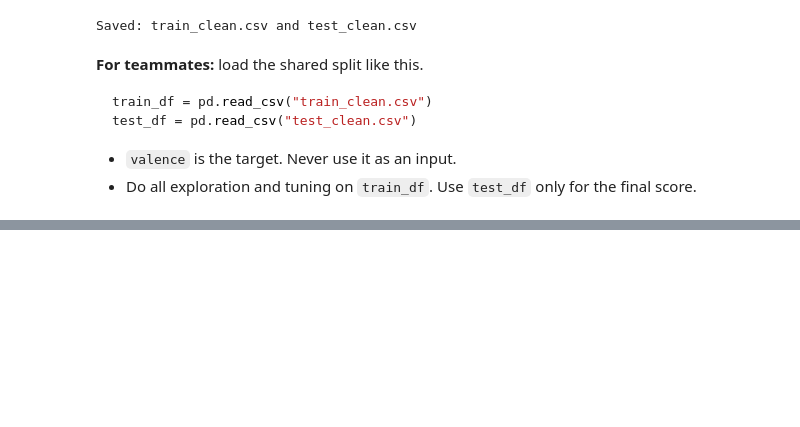
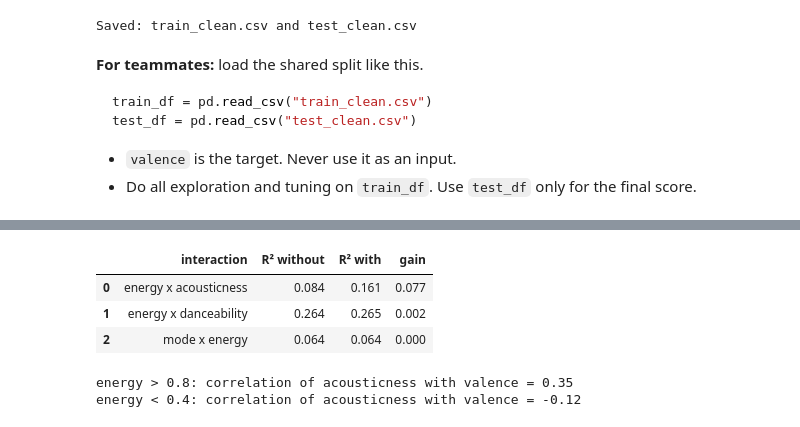
Before and after one commit to zhongda-Eddy/sadness-of-a-song, a Jupyter notebook: data_cleaning.ipynb, the cells around one changed output, grey strips where cells are left out. Saved outputs shown, nothing was run; the diff lists cells and outputs as text; code cells hidden in the pictures; blank space fills up the shorter version.

```diff
--- a/data_cleaning.ipynb
+++ b/data_cleaning.ipynb
@@ -560,0 +743,30 @@ test_df = pd.read_csv("test_clean.csv")
+# %%
+def r2_linear(data, cols):
+    """R² of a least-squares straight-line fit of valence on the given columns."""
+    X = np.column_stack([np.ones(len(data))] + [data[c] for c in cols])
+    y = data["valence"].to_numpy()
+    coefs, *_ = np.linalg.lstsq(X, y, rcond=None)
+    pred = X @ coefs
+    return 1 - ((y - pred) ** 2).sum() / ((y - y.mean()) ** 2).sum()
+
+check = train.copy()
+rows = []
+for a, b in [("energy", "acousticness"), ("energy", "danceability"), ("mode", "energy")]:
+    check["product"] = check[a] * check[b]
+    without = r2_linear(check, [a, b])
+    with_product = r2_linear(check, [a, b, "product"])
+    rows.append({"interaction": f"{a} x {b}", "R² without": round(without, 3),
+                 "R² with": round(with_product, 3), "gain": round(with_product - without, 3)})
+pd.DataFrame(rows)
+# %% [output]
+|  | interaction | R² without | R² with | gain |
+| 0 | energy x acousticness | 0.084 | 0.161 | 0.077 |
+| 1 | energy x danceability | 0.264 | 0.265 | 0.002 |
+| 2 | mode x energy | 0.064 | 0.064 | 0.000 |
+# %%
+# Why does energy x acousticness help? Acousticness means different things for calm and intense songs.
+for name, part in [("energy > 0.8", train[train["energy"] > 0.8]), ("energy < 0.4", train[train["energy"] < 0.4])]:
+    print(f"{name}: correlation of acousticness with valence = {part['acousticness'].corr(part['valence']):.2f}")
+# %% [output]
+energy > 0.8: correlation of acousticness with valence = 0.35
+energy < 0.4: correlation of acousticness with valence = -0.12
```
Also changed, not shown: parts of 27 cells of this notebook.
